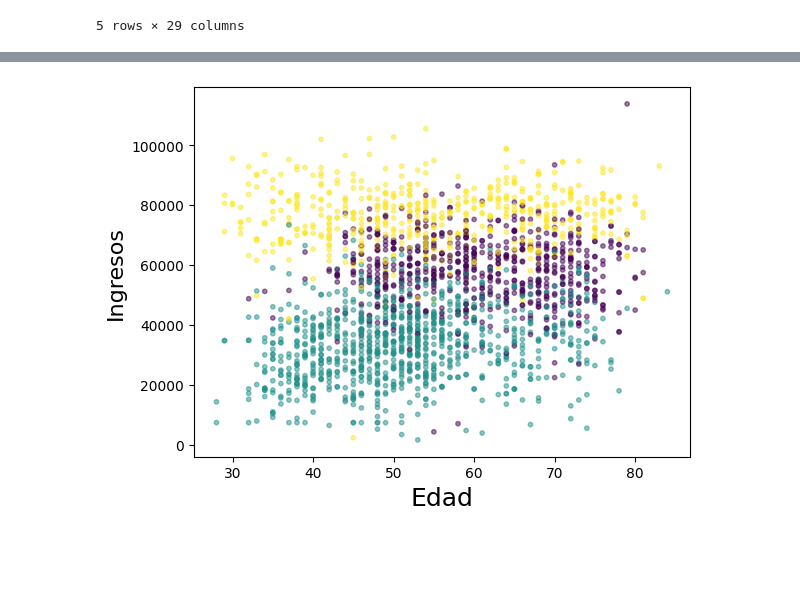
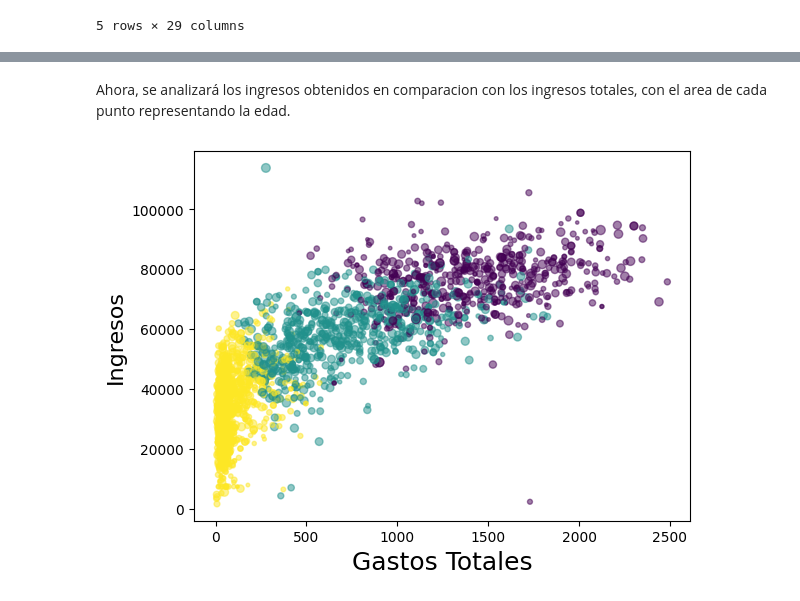
Before and after one commit to DiegoAraneda98/TPCD-Tarea-3, a Jupyter notebook: Tarea3.ipynb, the cells around one changed output, grey strips where cells are left out. Drawn from its saved outputs; the diff is of its cells as text; code cells hidden in the pictures; blank space fills up the shorter version.

```diff
--- a/Tarea3.ipynb
+++ b/Tarea3.ipynb
@@ -578,12 +581,16 @@ df.groupby('Clase').mean()
 3 rows × 28 columns
+# %% [markdown]
+Ahora, se analizará los ingresos obtenidos en comparacion con los ingresos totales, con el area de cada punto representando la edad.
 # %%
-plt.scatter(X22[:, -1], X22[:, 1], s=10, c=etiquetas.astype(float), alpha=0.5)
-plt.xlabel('Edad', fontsize=18)
+area = (np.pi * ( X22[:, -1]) ** 2) * 0.002
+
+plt.scatter(X22[:, -2], X22[:, 1], s=area, c=etiquetas.astype(float), alpha=0.5)
+plt.xlabel('Gastos Totales', fontsize=18)
 plt.ylabel('Ingresos', fontsize=16)
 
 plt.show()
 # %% [output]
-[figure, old version]
+[figure, new version]
 # %%
 from mpl_toolkits.mplot3d import Axes3D
 
```
Also changed, not shown: parts of 9 cells of this notebook.
